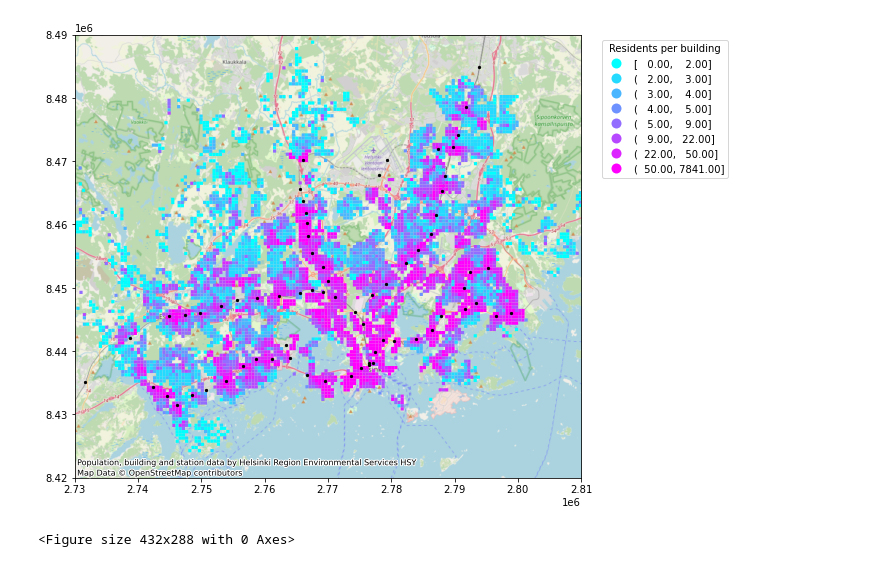
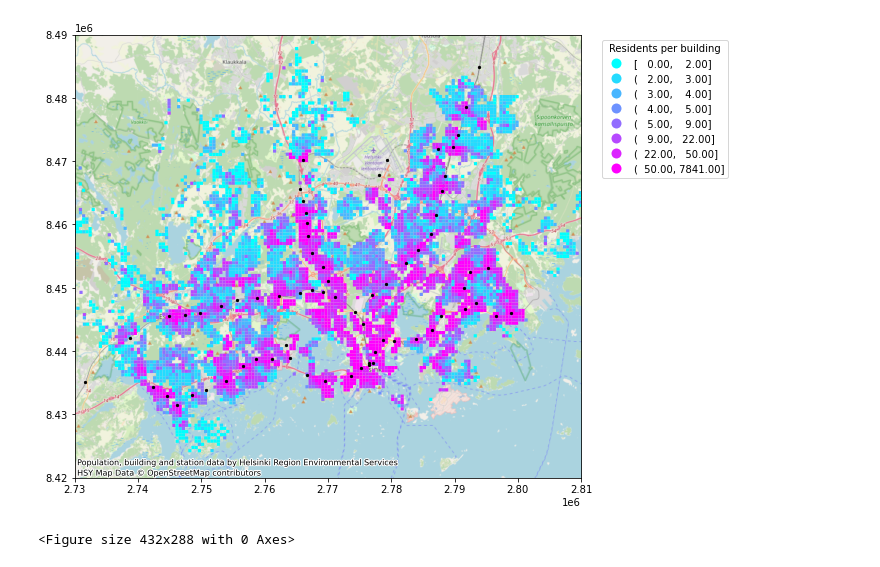
Before and after one commit to AutoGIS-2021/exercise-5-ttarja, a Jupyter notebook: E5_Problem1.ipynb, the cells around one changed output. Saved outputs shown, nothing was run; the diff lists cells and outputs as text; code cells hidden in the pictures.

```diff
--- a/E5_Problem1.ipynb
+++ b/E5_Problem1.ipynb
@@ -64,35 +64,35 @@ stations = stations.to_crs(epsg=3857)
 fig, ax = plt.subplots(figsize=(10,10))
 
 # plot data
 merged.plot(ax=ax, column="pop_per_building", figsize=(20,10), cmap="cool", legend=True, scheme="quantiles", k=8)
 
 # add stations
 stations.plot(ax=ax, color="black", markersize=5)
 
 # credits
-credits = "Population, building and station data by Helsinki Region Environmental Services HSY \nMap Data © OpenStreetMap contributors"
+credits = "Population, building and station data by Helsinki Region Environmental Services \nHSY Map Data © OpenStreetMap contributors"
 
 # add basemap
 ctx.add_basemap(ax, attribution=credits, source=ctx.providers.OpenStreetMap.Mapnik)
 
 # legend
 ax.get_legend().set_bbox_to_anchor((1.3,1))
 ax.get_legend().set_title("Residents per building")
 
 # crop the figure
 ax.set_xlim(2730000, 2810000)
 ax.set_ylim(8420000, 8490000)
 
 # tight layout
 plt.tight_layout()
 
 # output file path
 fp_output = r"docs/residents_per_building.png"
 
 # save figure in file
 plt.savefig(fp_output, dpi=300)
 # %% [output]
-[figure, old version]
+[figure, new version]
 # %%
 # %% [output]
 <Figure size 432x288 with 0 Axes>
```
Also changed, not shown: 10 other files.
